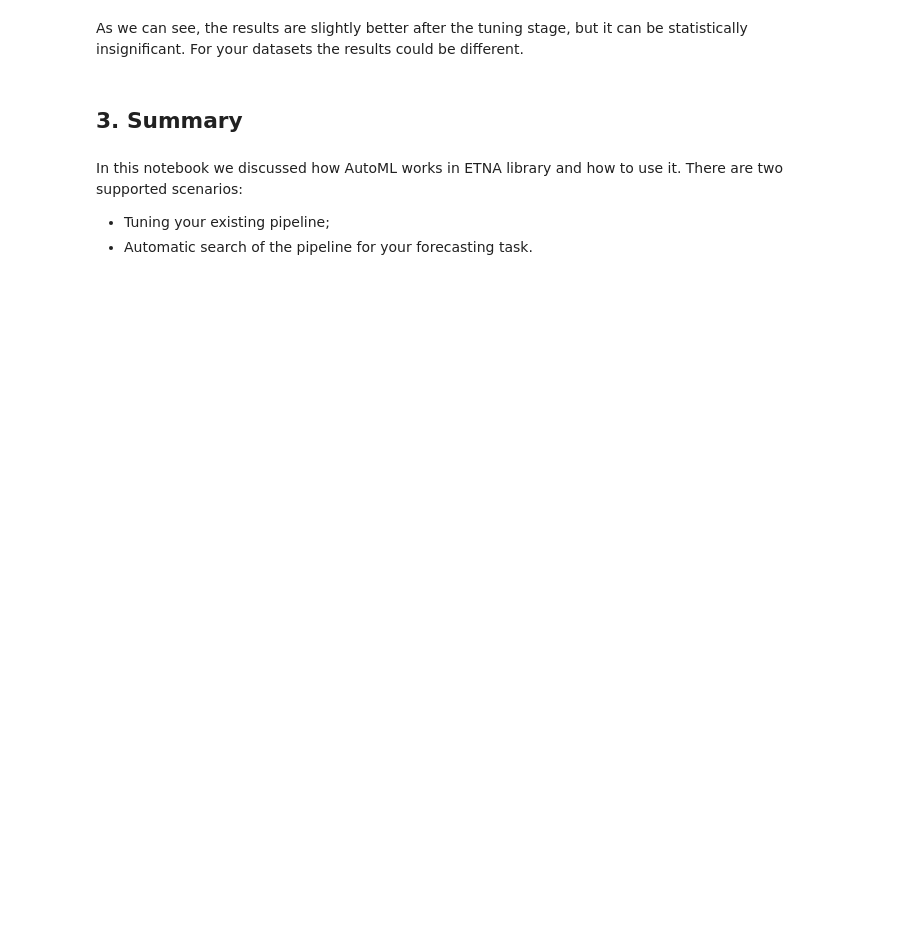
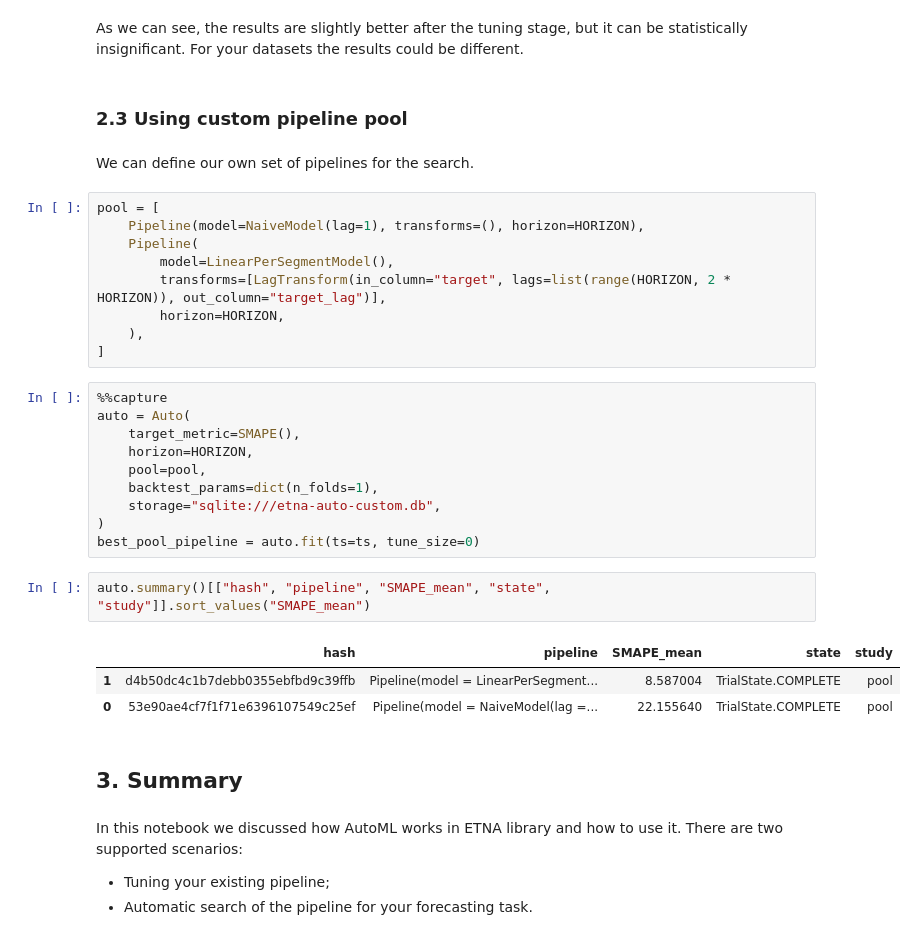
Before and after one commit to looopka/etna, a Jupyter notebook: examples/205-automl.ipynb, the cells around one changed output. Drawn from its saved outputs; the diff is of its cells as text; blank space fills up the shorter version.

```diff
--- a/examples/205-automl.ipynb
+++ b/examples/205-automl.ipynb
@@ -417,5 +421,34 @@ Best tuning SMAPE: 8.188
 # %% [markdown]
 As we can see, the results are slightly better after the tuning stage, but it can be statistically insignificant. For your datasets the results could be different.
+# %% [markdown]
+### 2.3 Using custom pipeline pool <a class="anchor" id="section_2_3"></a>
+# %% [markdown]
+We can define our own set of pipelines for the search.
+# %%
+pool = [
+    Pipeline(model=NaiveModel(lag=1), transforms=(), horizon=HORIZON),
+    Pipeline(
+        model=LinearPerSegmentModel(),
+        transforms=[LagTransform(in_column="target", lags=list(range(HORIZON, 2 * HORIZON)), out_column="target_lag")],
+        horizon=HORIZON,
+    ),
+]
+# %%
+%%capture
+auto = Auto(
+    target_metric=SMAPE(),
+    horizon=HORIZON,
+    pool=pool,
+    backtest_params=dict(n_folds=1),
+    storage="sqlite:///etna-auto-custom.db",
+)
+best_pool_pipeline = auto.fit(ts=ts, tune_size=0)
+# %%
+auto.summary()[["hash", "pipeline", "SMAPE_mean", "state", "study"]].sort_values("SMAPE_mean")
+# %% [output]
+|  | hash | pipeline | SMAPE_mean | state | study |
+| 1 | d4b50dc4c1b7debb0355ebfbd9c39ffb | Pipeline(model = LinearPerSegment... | 8.587004 | TrialState.COMPLETE | pool |
+| 0 | 53e90ae4cf7f1f71e6396107549c25ef | Pipeline(model = NaiveModel(lag =... | 22.155640 | TrialState.COMPLETE | pool |
 # %% [markdown]
 ## 3. Summary <a class="anchor" id="chapter_3"></a>
 # %% [markdown]
```
Also changed, not shown: parts of 5 cells of this notebook, 4 other files.
